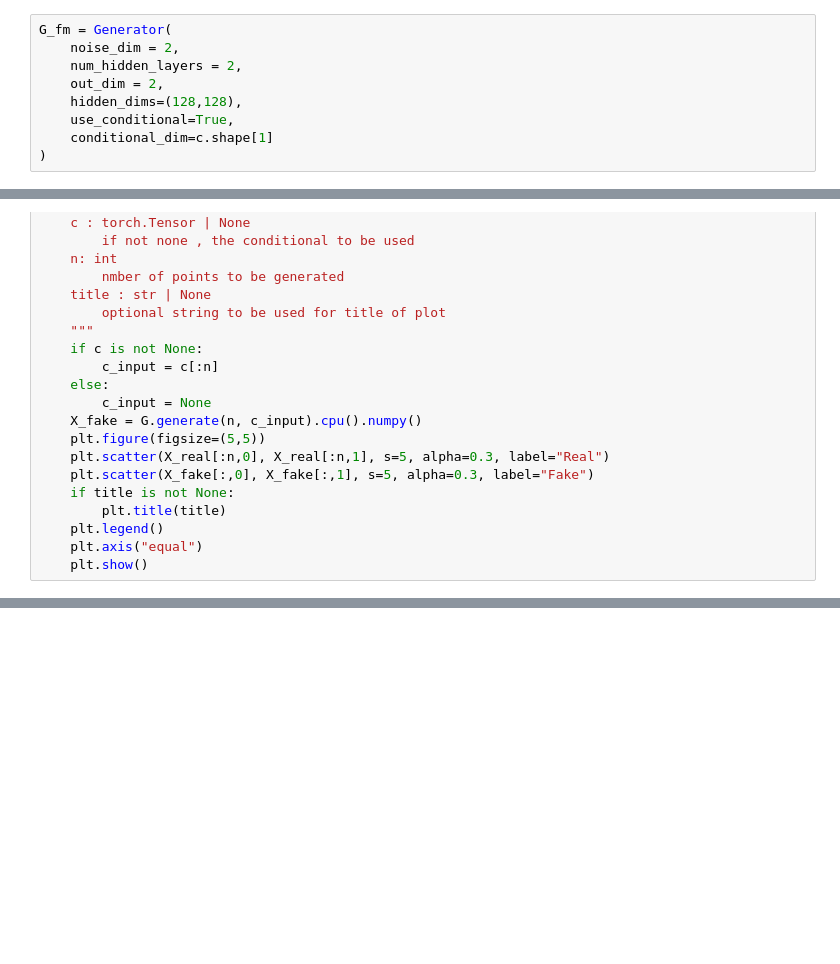
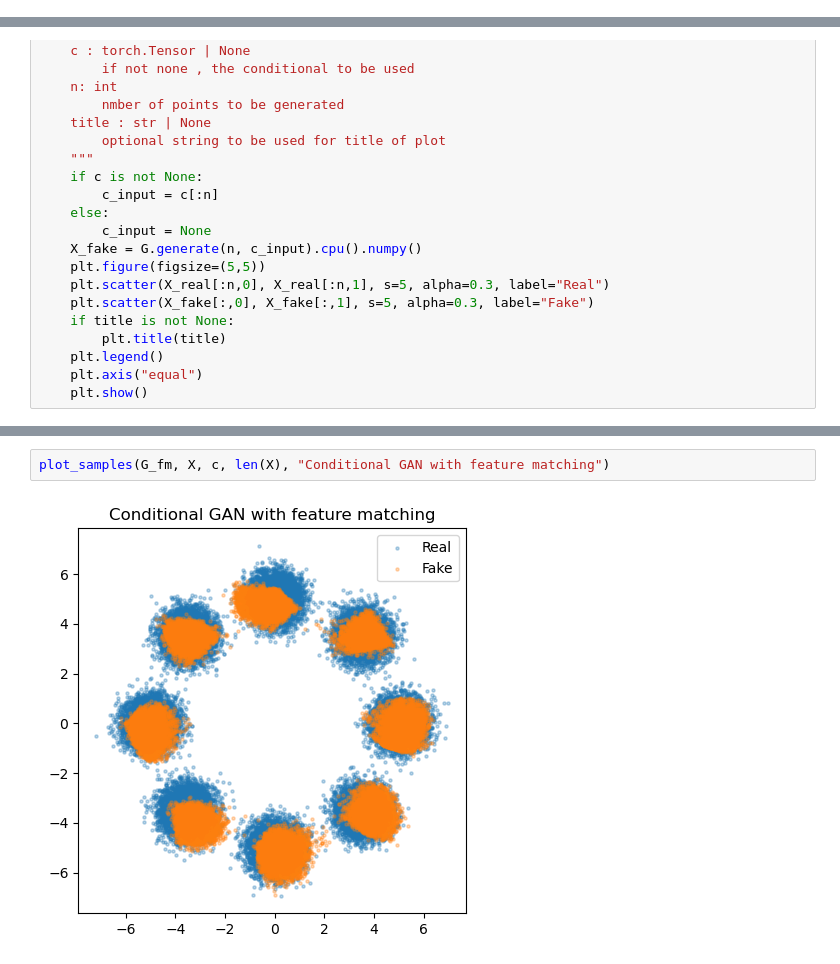
Before and after one commit to ronsperber/synthetic_generation, a Jupyter notebook: Notebooks/conditional_gan_regularization.ipynb, the cells around one changed output, grey strips where cells are left out. Cells and saved outputs as stored; diff of their text form; blank space fills up the shorter version.

```diff
--- a/Notebooks/conditional_gan_regularization.ipynb
+++ b/Notebooks/conditional_gan_regularization.ipynb
@@ -74,12 +83,3 @@ G = Generator(
-# %%
-G_fm = Generator(
-    noise_dim = 2,
-    num_hidden_layers = 2,
-    out_dim = 2,
-    hidden_dims=(128,128),
-    use_conditional=True,
-    conditional_dim=c.shape[1]
-)
 # %%
 D = Discriminator(
     feature_dim=2,
@@ -152 +162,5 @@ plot_samples(G, X, c, len(X), "Condtional GAN , no feature matching")
+# %%
+plot_samples(G_fm, X, c, len(X), "Conditional GAN with feature matching")
+# %% [output]
+[figure, added]
 # %%
```
Also changed, not shown: parts of 15 cells of this notebook.
